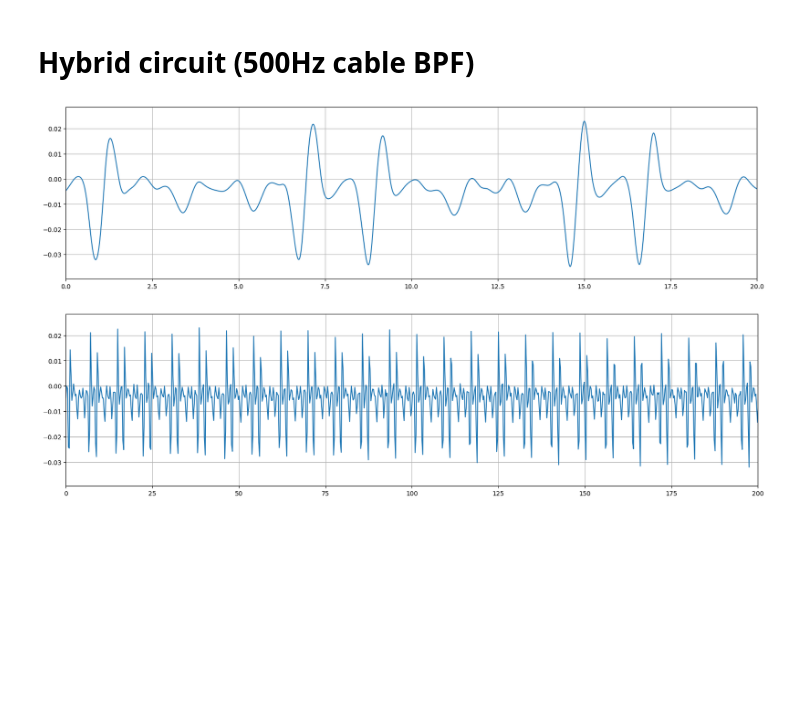
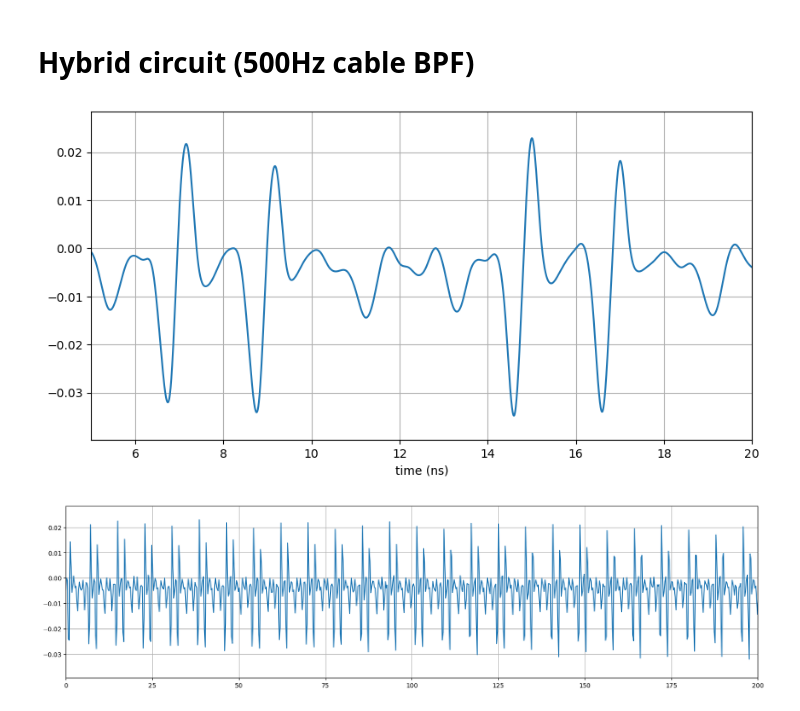
Before and after one commit to slaclab/kek-bpm-rfsoc-dev, a Jupyter notebook: software/notebooks/hybrid_waveform.ipynb, the cells around one changed output. Cells and saved outputs as stored; diff of their text form; code cells hidden in the pictures; blank space fills up the shorter version.

```diff
--- a/software/notebooks/hybrid_waveform.ipynb
+++ b/software/notebooks/hybrid_waveform.ipynb
@@ -14,13 +14,14 @@ path    = f'{top_level}/data/hybrid_500MHz.npy'
 waveform=np.load(path)
 # %%
 t=np.arange(0,len(waveform[0]))*1e-3
-plt.figure(figsize=(20,5))
+plt.figure(figsize=(10,5))
 plt.plot(t,waveform[0])
-plt.xlim(0,20)
+plt.xlim(5,20)
+plt.xlabel("time (ns)")
 plt.grid()
 plt.show()
 # %% [output]
-[figure, old version]
+[figure, new version]
 # %%
 timestep=np.arange(0,len(waveform[0]))*1e-3
 newTimeBin = 1.0/(0.509*8.0) # Unit of ns for 3.054 GSPS
```
Also changed, not shown: 1 other file.
